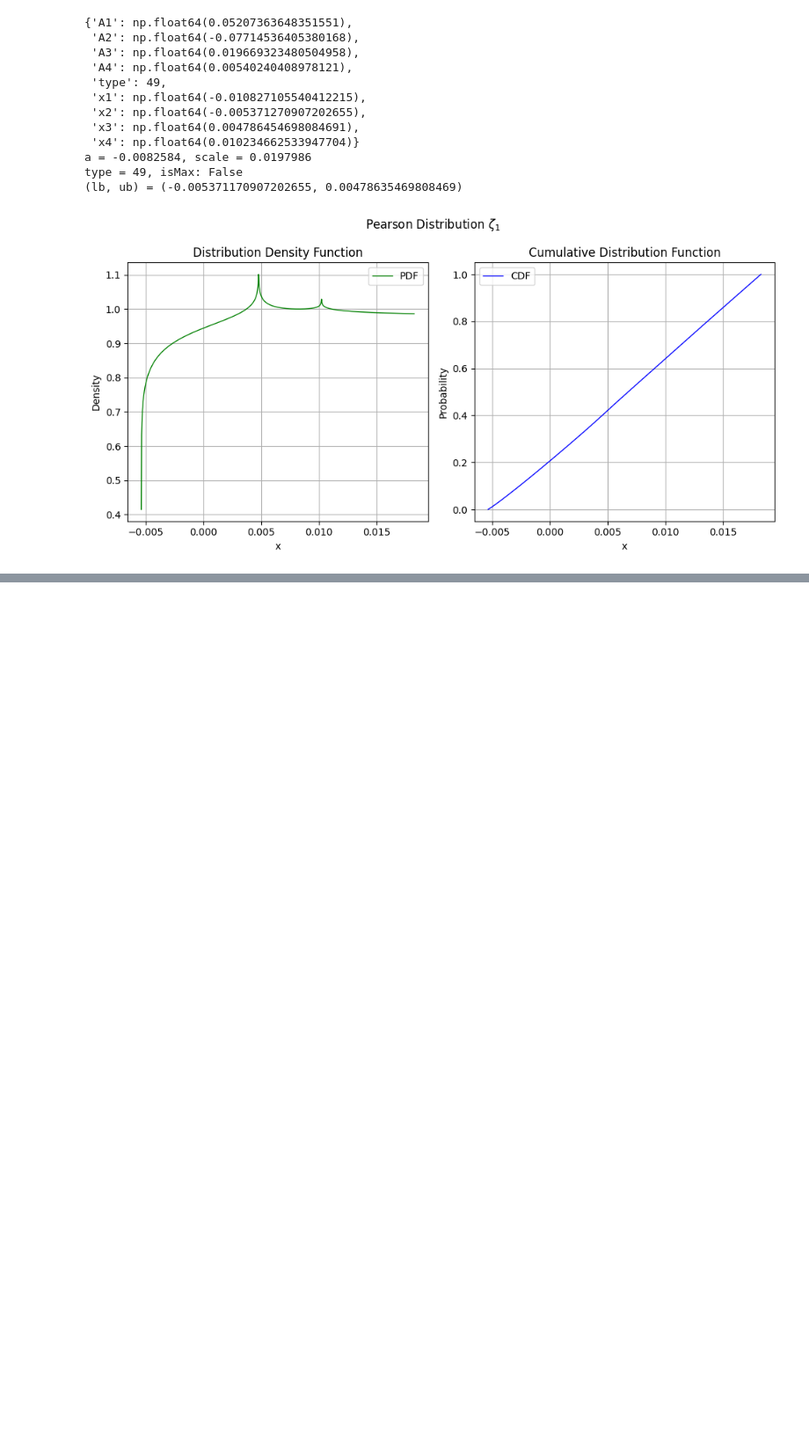
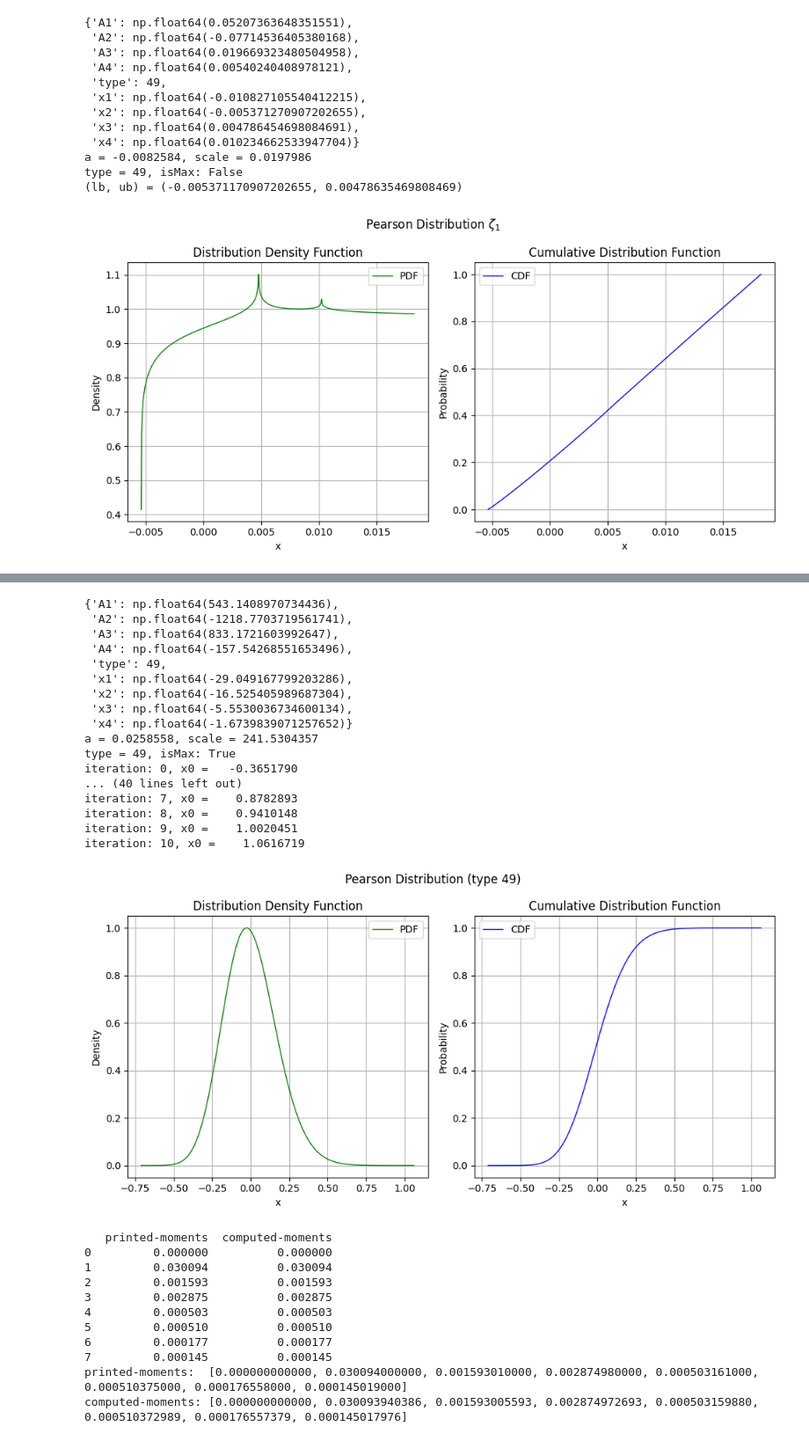
Before and after one commit to xmlongan/pearsondist, a Jupyter notebook: script/support8-type49.ipynb, the cells around one changed output, grey strips where cells are left out. Shown at 88% size. Saved outputs shown, nothing was run; the diff lists cells and outputs as text; code cells hidden in the pictures; blank space fills up the shorter version.

```diff
--- a/script/support8-type49.ipynb
+++ b/script/support8-type49.ipynb
@@ -206,0 +304,66 @@ type = 49, isMax: False
+# %%
+numJ = 2
+jtime = (0.652975, 0.9114)
+jsize = (0.0621554, 0.12656)
+
+par = {'k': 3.46, 'h': 1.0, 'v0': 0.007569, 'theta': 0.008, 'sigma': 0.14,
+       'jumptime': jtime, 'jumpsize': jsize}
+
+jointMomRow = [poly2num(form, par) for form in formulas]
+# %%
+import pandas as pd
+mu = [joint_mom_tr_row(i, 0, jointMomRow) for i in range(1, 8+1)]
+
+pearson = Pearson8(mu)
+pprint(pearson.pfd)
+print(f'a = {pearson.coef[0]:.7f}, scale = {pearson.pdf_obj.scale:.7f}')
+print(f'type = {pearson.pdf_obj.pfd['type']}, isMax: {pearson.pdf_obj.is_max}')
+support = Support8(pearson.pdf_obj)
+print(f'(lb, ub) = ({support.lower_bound}, {support.upper_bound})')
+#
+lbub = pearson.determine_bounds()
+# lbub = (-1.33606, 1.5)
+# lbub = (-0.491781, 0.337071)
+x = np.linspace(lbub[0], lbub[1], 1000)
+# x = np.linspace(lbub[0], -pearson.coef[0]+0.01, 1000)
+
+pdf = pearson.pdf_obj.pdf(x); title = rf'Pearson Distribution (type {pearson.pfd['type']})'
+plot_pdf_cdf(x, pdf, title)
+pdf_type49 = pdf
+
+df = pd.DataFrame({'printed-moments': mu_copyed, 'computed-moments': mu})
+print(df)
+mu0 = mu_copyed; mu0 = [f'{mu0[i]:.12f}' for i in range(len(mu0))]; mu0 = ', '.join(mu0)
+mu1 = mu; mu1 = [f'{mu1[i]:.12f}' for i in range(len(mu1))]; mu1 = ', '.join(mu1)
+print(f'printed-moments:  [{mu0}]')
+print(f'computed-moments: [{mu1}]')
+# %% [output]
+{'A1': np.float64(543.1408970734436),
+ 'A2': np.float64(-1218.7703719561741),
+ 'A3': np.float64(833.1721603992647),
+ 'A4': np.float64(-157.54268551653496),
+ 'type': 49,
+ 'x1': np.float64(-29.049167799203286),
+ 'x2': np.float64(-16.525405989687304),
+ 'x3': np.float64(-5.5530036734600134),
+ 'x4': np.float64(-1.6739839071257652)}
+a = 0.0258558, scale = 241.5304357
+type = 49, isMax: True
+iteration: 0, x0 =   -0.3651790
+... (40 lines left out)
+iteration: 7, x0 =    0.8782893
+iteration: 8, x0 =    0.9410148
+iteration: 9, x0 =    1.0020451
+iteration: 10, x0 =    1.0616719
+[figure, added]
+   printed-moments  computed-moments
+0         0.000000          0.000000
+1         0.030094          0.030094
+2         0.001593          0.001593
+3         0.002875          0.002875
+4         0.000503          0.000503
+5         0.000510          0.000510
+6         0.000177          0.000177
+7         0.000145          0.000145
+printed-moments:  [0.000000000000, 0.030094000000, 0.001593010000, 0.002874980000, 0.000503161000, 0.000510375000, 0.000176558000, 0.000145019000]
+computed-moments: [0.000000000000, 0.030093940386, 0.001593005593, 0.002874972693, 0.000503159880, 0.000510372989, 0.000176557379, 0.000145017976]
```
Also changed, not shown: parts of 11 cells of this notebook, 20 other files.
